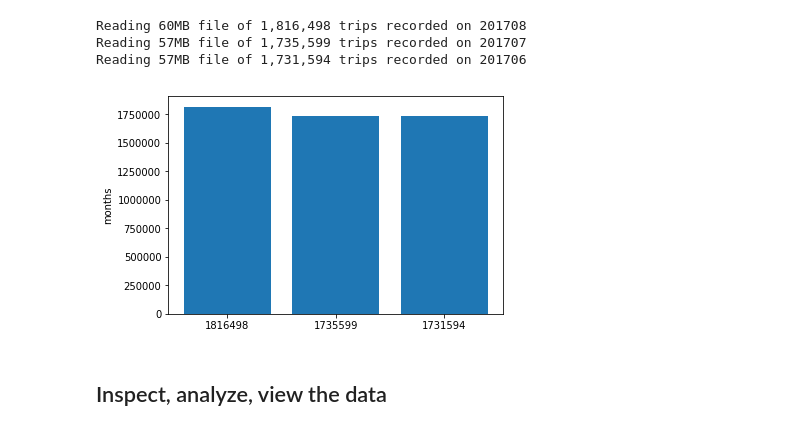
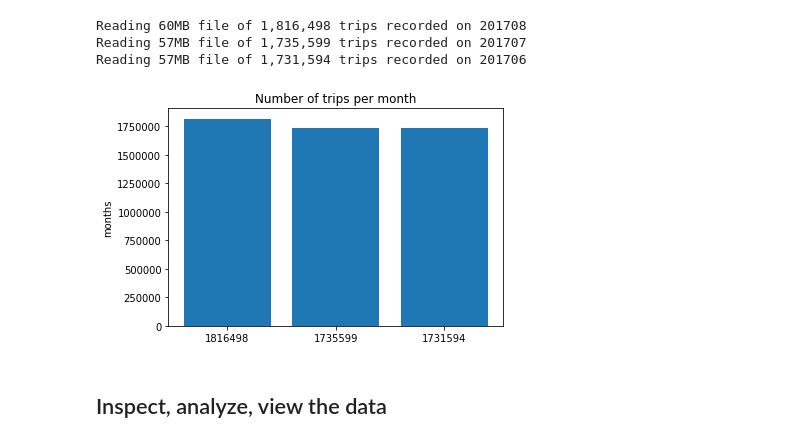
Before and after one commit to RafalKucharskiPK/DataScience_for_TransportationResearch, a Jupyter notebook: demo.ipynb, the cells around one changed output. Drawn from its saved outputs; the diff is of its cells as text; code cells hidden in the pictures.

```diff
--- a/demo.ipynb
+++ b/demo.ipynb
@@ -71,11 +88,12 @@ Reading 57MB file of 1,731,594 trips recorded on 201706
 # %%
 plt.bar([i for i, x in enumerate(plot_x)], plot_y)
 plt.xticks([i for i, x in enumerate(plot_x)], plot_y)
 plt.ylabel('number of bike rents')
 plt.ylabel('months')
+plt.title("Number of trips per month")
 plt.show()
 # %% [output]
-[figure, old version]
+[figure, new version]
 # %% [markdown]
 ## Inspect, analyze, view the data
 # %%
```
Also changed, not shown: parts of 24 cells of this notebook, 1 other file.
